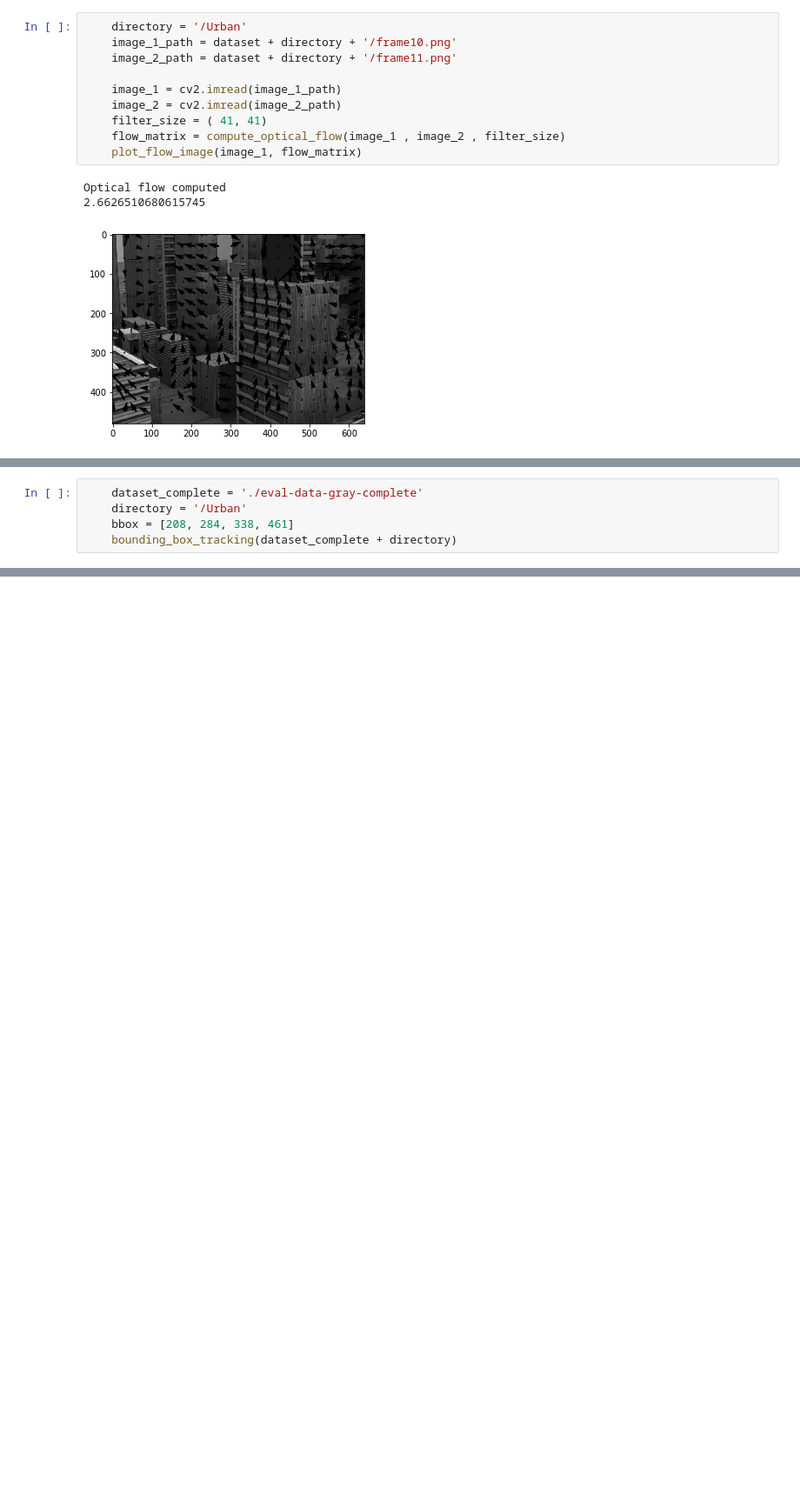
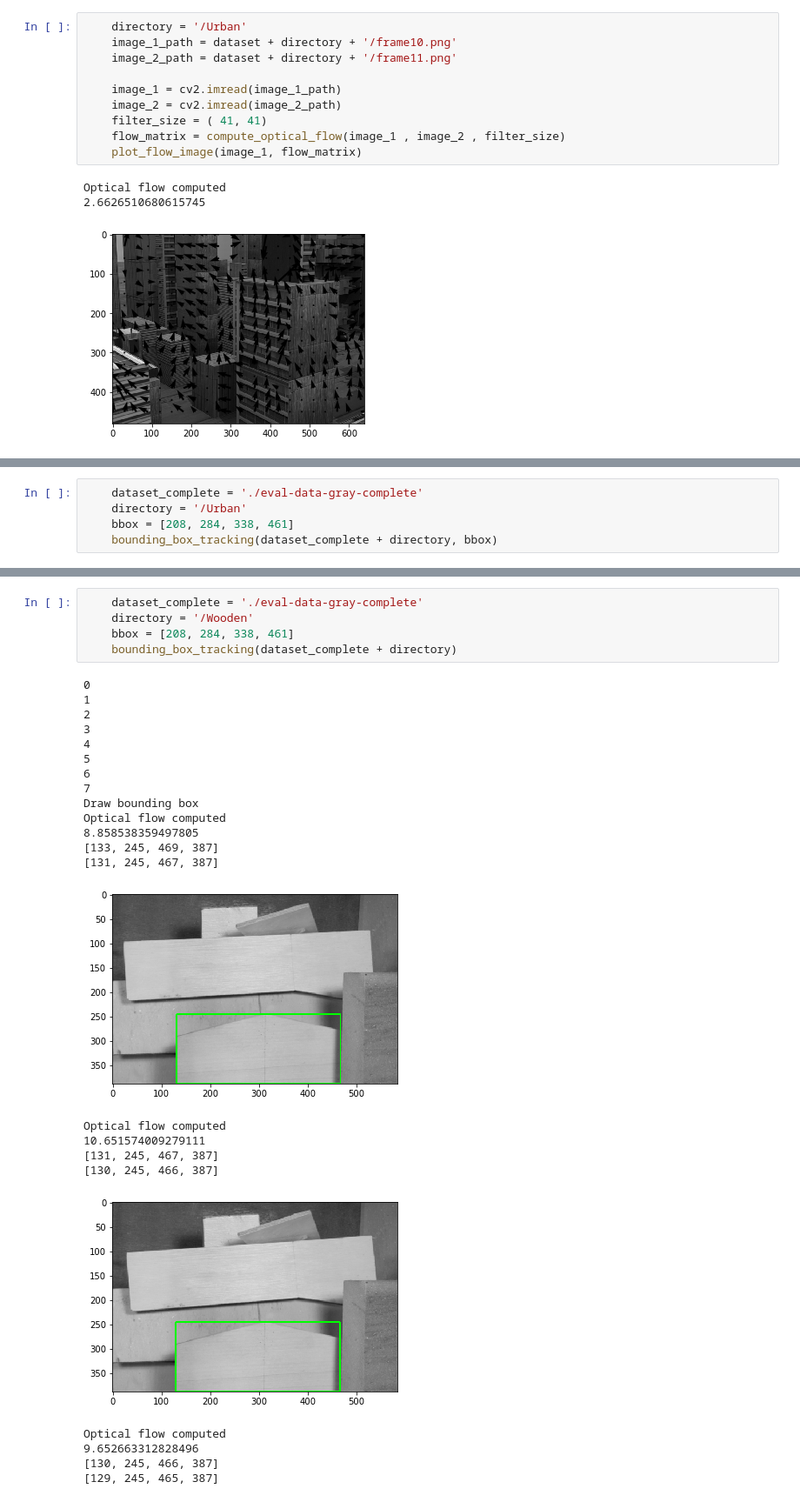
Before and after one commit to RahulSajnani/Computer-vision, a Jupyter notebook: 20171056_Assignment_5/20171056_Assignment_5.ipynb, the cells around one changed output, grey strips where cells are left out. Shown at 87% size. Drawn from its saved outputs; the diff is of its cells as text; blank space fills up the shorter version.

```diff
--- a/20171056_Assignment_5/20171056_Assignment_5.ipynb
+++ b/20171056_Assignment_5/20171056_Assignment_5.ipynb
@@ -359,7 +475,7 @@ Optical flow computed
     dataset_complete = './eval-data-gray-complete'
     directory = '/Urban'
     bbox = [208, 284, 338, 461]
-    bounding_box_tracking(dataset_complete + directory)
+    bounding_box_tracking(dataset_complete + directory, bbox)
 # %% [output]
 0
 1
@@ -407,0 +519,29 @@ Optical flow computed
+# %%
+    dataset_complete = './eval-data-gray-complete'
+    directory = '/Wooden'
+    bbox = [208, 284, 338, 461]
+    bounding_box_tracking(dataset_complete + directory)
+# %% [output]
+0
+1
+2
+3
+4
+5
+6
+7
+Draw bounding box
+Optical flow computed
+8.858538359497805
+[133, 245, 469, 387]
+[131, 245, 467, 387]
+[figure, added]
+Optical flow computed
+10.651574009279111
+[131, 245, 467, 387]
+[130, 245, 466, 387]
+[figure, added]
+Optical flow computed
+9.652663312828496
+[130, 245, 466, 387]
+[129, 245, 465, 387]
```
Also changed, not shown: parts of 7 cells of this notebook.
